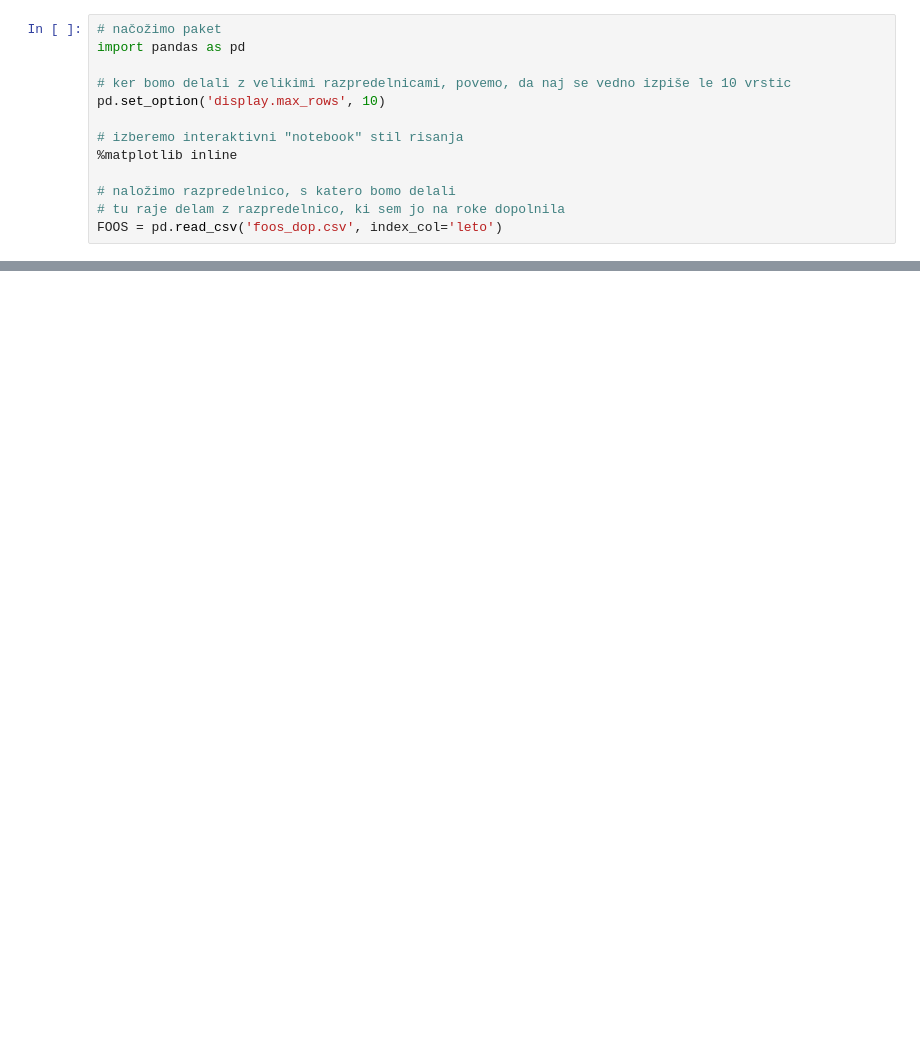
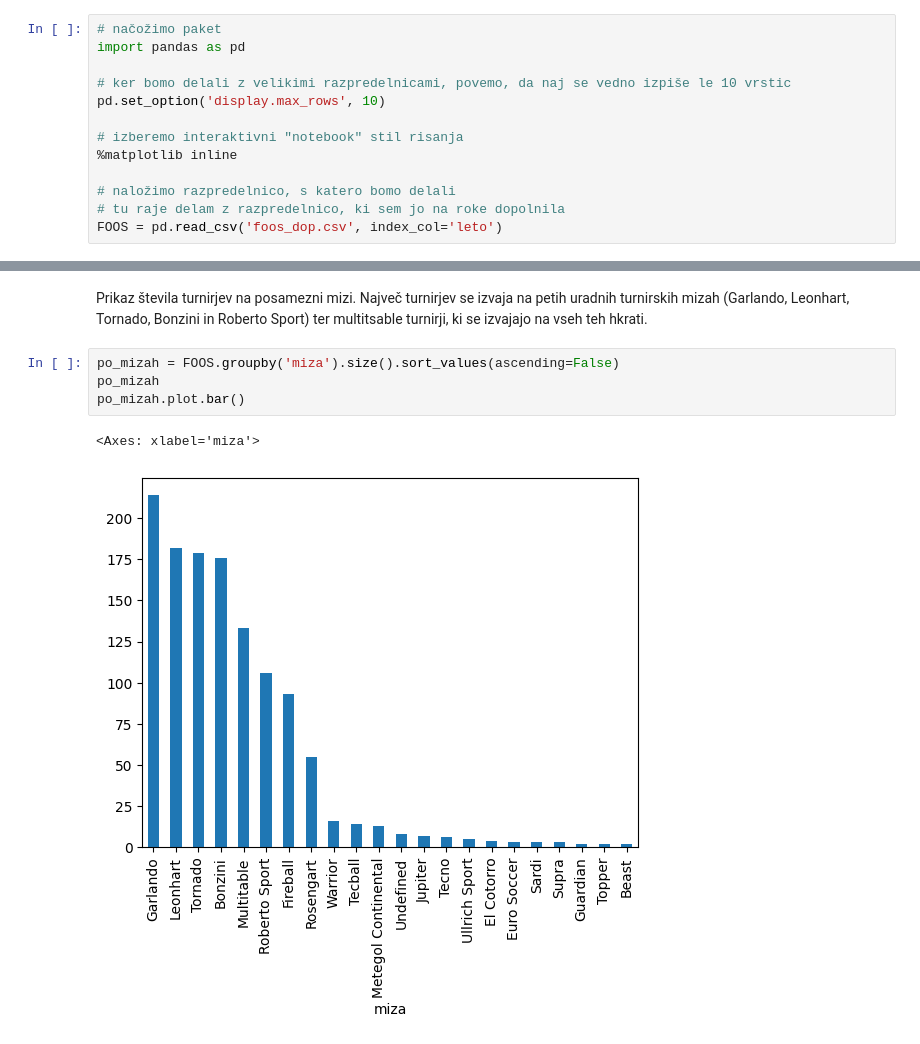
Before and after one commit to KocijanZ21/Projektna-Foos, a Jupyter notebook: foos/foos_analiza.ipynb, the cells around one changed output, grey strips where cells are left out. Drawn from its saved outputs; the diff is of its cells as text; blank space fills up the shorter version.

```diff
--- a/foos/foos_analiza.ipynb
+++ b/foos/foos_analiza.ipynb
@@ -30,0 +40,9 @@ FOOS
+# %% [markdown]
+Prikaz števila turnirjev na posamezni mizi. Največ turnirjev se izvaja na petih uradnih turnirskih mizah (Garlando, Leonhart, Tornado, Bonzini in Roberto Sport) ter multitsable turnirji, ki se izvajajo na vseh teh hkrati.
+# %%
+po_mizah = FOOS.groupby('miza').size().sort_values(ascending=False)
+po_mizah
+po_mizah.plot.bar()
+# %% [output]
+<Axes: xlabel='miza'>
+[figure, added]
```
Also changed, not shown: parts of 4 cells of this notebook, 1 other file.
